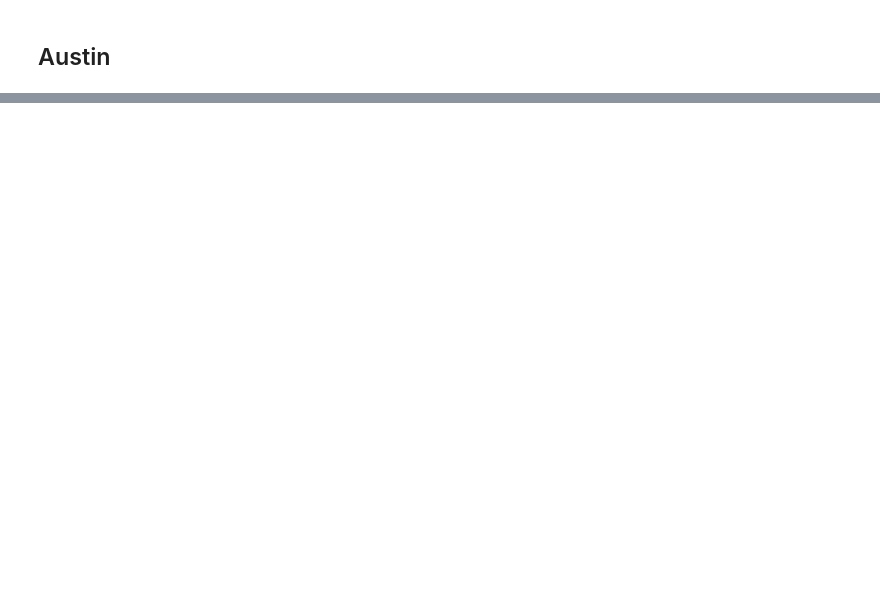
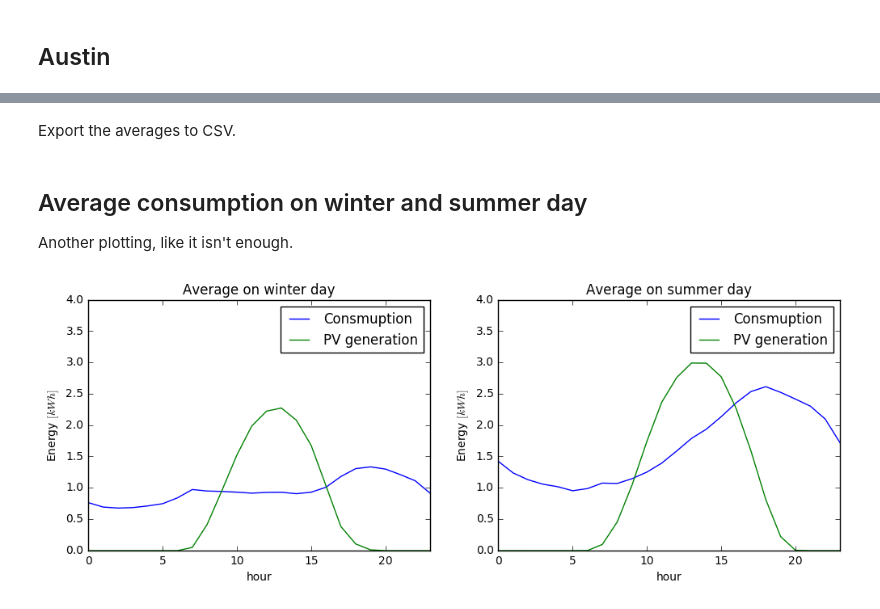
Before and after one commit to Jarino/energy-recommender, a Jupyter notebook: Data aggregations.ipynb, the cells around one changed output, grey strips where cells are left out. Saved outputs shown, nothing was run; the diff lists cells and outputs as text; code cells hidden in the pictures; blank space fills up the shorter version.

```diff
--- a/Data aggregations.ipynb
+++ b/Data aggregations.ipynb
@@ -150,0 +256,2 @@ export_seasonal_averages_for_users(df_winter, 'winter')
+# %% [markdown]
+Export the averages to CSV.
@@ -150,0 +263,26 @@ export_seasonal_averages_for_users(df_winter, 'winter')
+# %% [markdown]
+## Average consumption on winter and summer day
+
+Another plotting, like it isn't enough.
+# %%
+fig, (ax1, ax2) = plt.subplots(1, 2, figsize=(12,4))
+
+ax1.set_title('Average on winter day')
+ax1.set_ylim(0,4)
+ax1.set_ylabel('Energy $[kWh]$')
+winter_day = lw_df.groupby(['hour'])[['use','gen']].mean()
+winter_day.plot(ax=ax1)
+handles, labels = ax1.get_legend_handles_labels()
+ax1.legend(handles, ['Consmuption', 'PV generation'])
+
+ax2.set_title('Average on summer day')
+ax2.set_ylim(0,4)
+ax2.set_ylabel('Energy $[kWh]$')
+summer_day = ls_df.groupby(['hour'])[['use','gen']].mean()
+summer_day.plot(ax=ax2)
+handles, labels = ax2.get_legend_handles_labels()
+ax2.legend(handles, ['Consmuption', 'PV generation'])
+
+plt.savefig('.exports/average days.jpg', dpi=1000)
+# %% [output]
+[figure, added]
```
Also changed, not shown: parts of 49 cells of this notebook, 2 other files.
